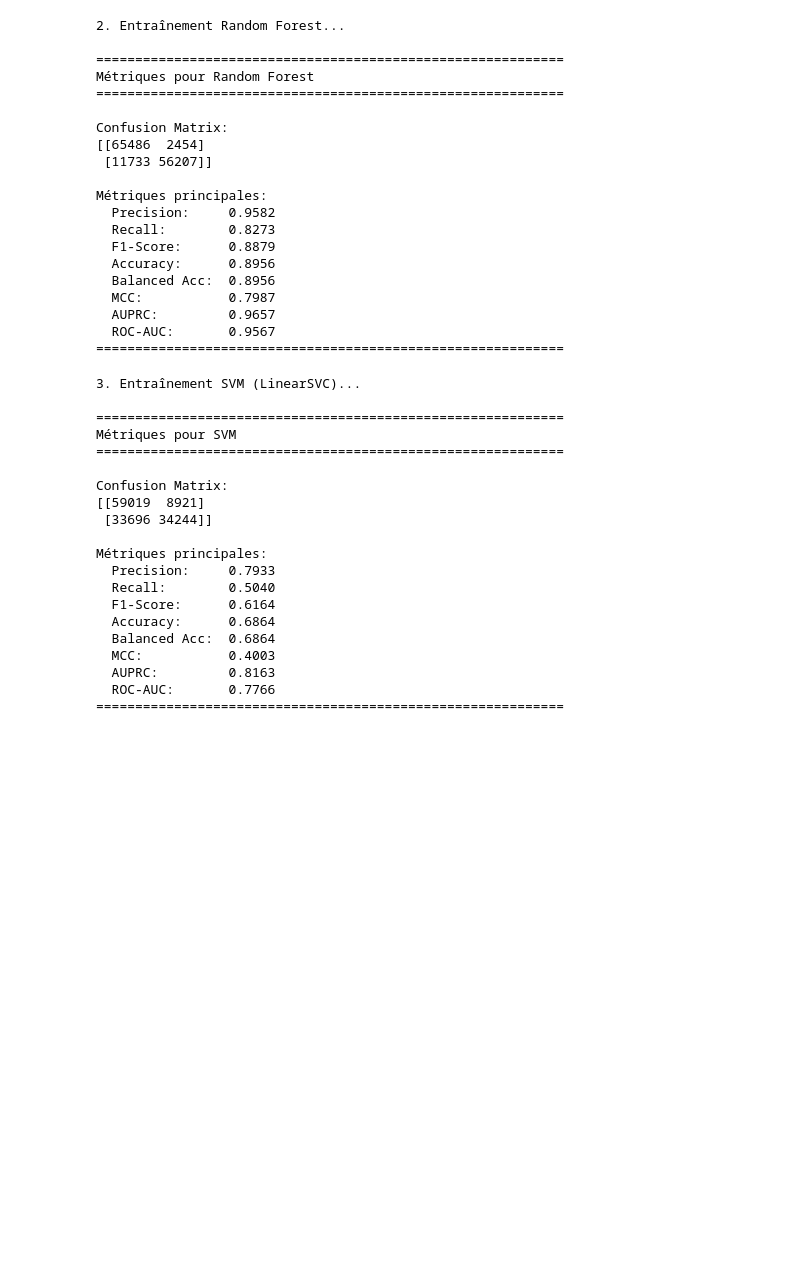
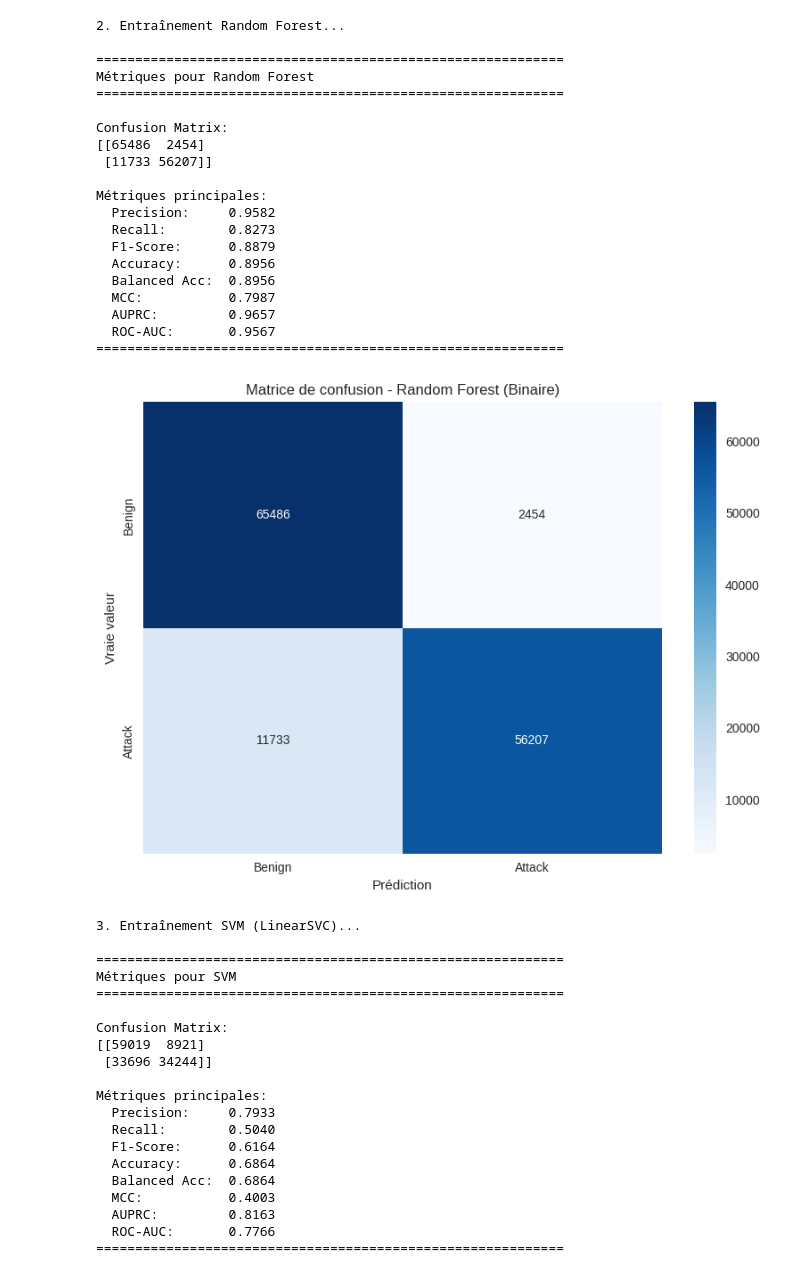
Before and after one commit to Robin1511/CYBERML, a Jupyter notebook: notebooks/cyberml_project.ipynb, the cells around one changed output. Cells and saved outputs as stored; diff of their text form; code cells hidden in the pictures; blank space fills up the shorter version.

```diff
--- a/notebooks/cyberml_project.ipynb
+++ b/notebooks/cyberml_project.ipynb
@@ -311,6 +317,13 @@ Métriques principales:
   AUPRC:         0.9657
   ROC-AUC:       0.9567
 ============================================================
+# %%
+# Visualisation de la matrice de confusion - Random Forest (Binaire)
+plot_confusion_matrix(metrics_rf['confusion_matrix'],
+                     class_names=['Benign', 'Attack'],
+                     title='Matrice de confusion - Random Forest (Binaire)')
+# %% [output]
+[figure, added]
 # %%
 print("\n3. Entraînement SVM (LinearSVC)...")
 svm_model = clf_models.train_svm(
```
Also changed, not shown: parts of 10 cells of this notebook.
